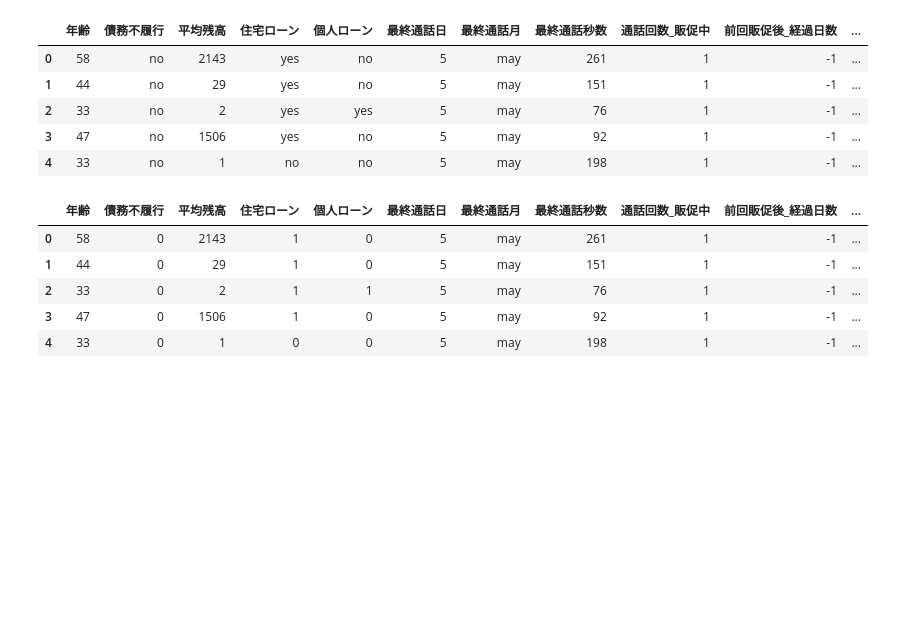
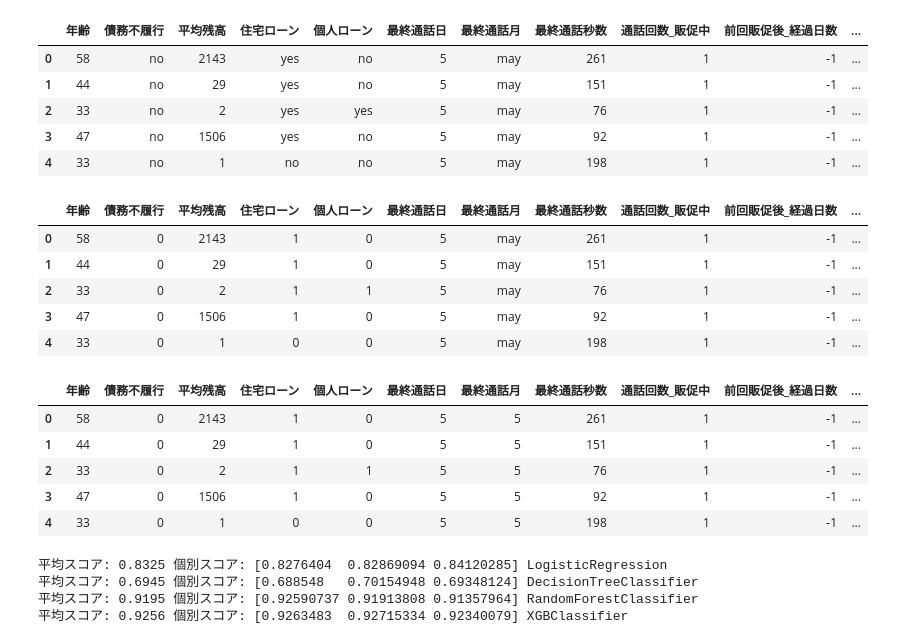
Before and after one commit to Syozaburo/Machine_learning_practice, a Jupyter notebook: Bank_dataset/Sales_contract.ipynb, the cells around one changed output. Cells and saved outputs as stored; diff of their text form; code cells hidden in the pictures; blank space fills up the shorter version.

```diff
--- a/Bank_dataset/Sales_contract.ipynb
+++ b/Bank_dataset/Sales_contract.ipynb
@@ -123,9 +123,22 @@ display(df_all2.head())
 # %%
 #月名(jan,feb...)を1,2...に置換
 
 month_dict = dict(jan=1, feb=2, mar=3, apr=4,
-          may=5, jun=6, jul=7, aug=8, sep=9, oct=10
+          may=5, jun=6, jul=7, aug=8, sep=9, oct=10,
           nov=11, dec=12)
 
 def enc_month(df, column):
-    df[column] = df[column].map(month_dict
+    df[column] = df[column].map(month_dict)
+    return df
+
+df_all2 = enc_month(df_all2, '最終通話月')
+
+#結果確認
+display(df_all2.head())
+# %% [output]
+|  | 年齢 | 債務不履行 | 平均残高 | 住宅ローン | 個人ローン | 最終通話日 | 最終通話月 | 最終通話秒数 | 通話回数_販促中 | 前回販促後_経過日数 | ... |
+| 0 | 58 | 0 | 2143 | 1 | 0 | 5 | 5 | 261 | 1 | -1 | ... |
+| 1 | 44 | 0 | 29 | 1 | 0 | 5 | 5 | 151 | 1 | -1 | ... |
+| 2 | 33 | 0 | 2 | 1 | 1 | 5 | 5 | 76 | 1 | -1 | ... |
+| 3 | 47 | 0 | 1506 | 1 | 0 | 5 | 5 | 92 | 1 | -1 | ... |
+| 4 | 33 | 0 | 1 | 0 | 0 | 5 | 5 | 198 | 1 | -1 | ... |
@@ -131,0 +180,18 @@ def enc_month(df, column):
+# %%
+#交差検定法を用いて最適なアルゴリズムの選択
+from sklearn.model_selection import StratifiedKFold
+stratifiedkfold = StratifiedKFold(n_splits=3)
+
+from sklearn.model_selection import cross_val_score
+for algorithm in algorithms:
+    #交差検定法の実行
+    scores = cross_val_score(algorithm, x_train, y_train,
+                         cv=stratifiedkfold, scoring='roc_auc')
+    score = scores.mean()
+    name = algorithm.__class__.__name__
+    print(f'平均スコア: {score:.4f} 個別スコア: {scores} {name}')
+# %% [output]
+平均スコア: 0.8325 個別スコア: [0.8276404  0.82869094 0.84120285] LogisticRegression
+平均スコア: 0.6945 個別スコア: [0.688548   0.70154948 0.69348124] DecisionTreeClassifier
+平均スコア: 0.9195 個別スコア: [0.92590737 0.91913808 0.91357964] RandomForestClassifier
+平均スコア: 0.9256 個別スコア: [0.9263483  0.92715334 0.92340079] XGBClassifier
```
Also changed, not shown: parts of 2 cells of this notebook.
